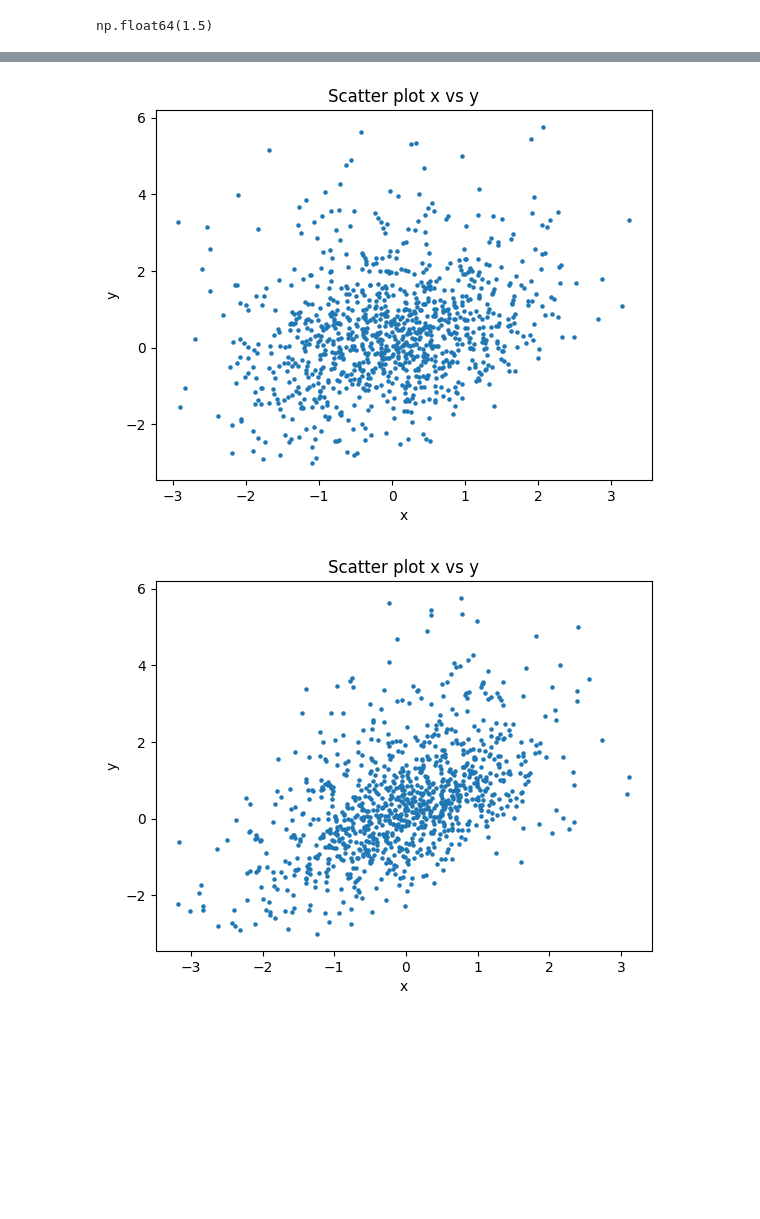
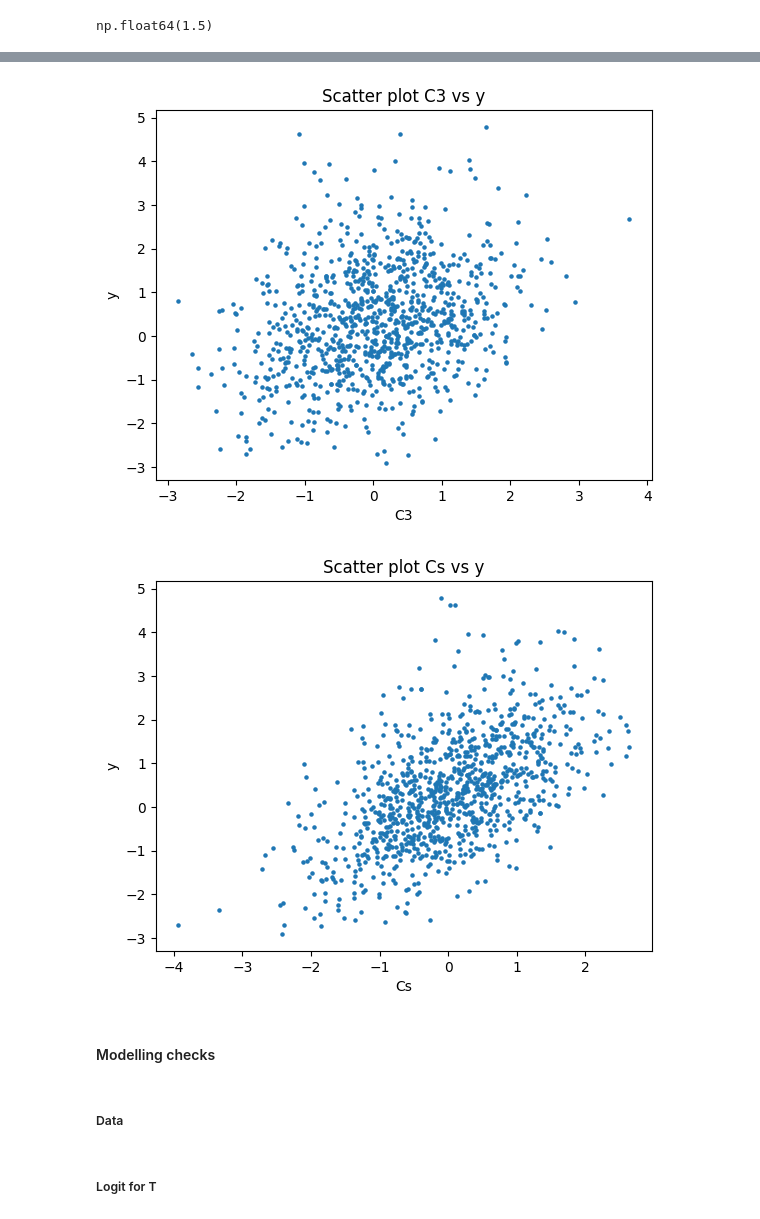
Before and after one commit to Andrew10MAIN/causal_ML_with_spilovers_of_treatment, a Jupyter notebook: 02_generating_data/simulated_data_generation.ipynb, the cells around one changed output, grey strips where cells are left out. Drawn from its saved outputs; the diff is of its cells as text; code cells hidden in the pictures; blank space fills up the shorter version.

```diff
--- a/02_generating_data/simulated_data_generation.ipynb
+++ b/02_generating_data/simulated_data_generation.ipynb
@@ -321,8 +101,8 @@ gdf_output[gdf_output['spill']!=0]
 # %%
 for i in ['C1','C2','C3','Cs']:
     gdf_output.plot.scatter(x=i, y="Y", s=5)
-    plt.xlabel("x")
+    plt.xlabel(i)
     plt.ylabel("y")
-    plt.title("Scatter plot x vs y")
+    plt.title(f"Scatter plot {i} vs y")
     plt.show()
 # %% [output]
@@ -331,5 +111,9 @@ for i in ['C1','C2','C3','Cs']:
-[figure, old version]
+[figure, new version]
-[figure, old version]
+[figure, new version]
+# %% [markdown]
+#### Modelling checks
+# %% [markdown]
+##### Data
 # %%
 X1 = gdf_output[["C1","C2",
          #"C3","Cs",
@@ -349 +135,3 @@ Y = gdf_output['Y'].values
+# %% [markdown]
+##### Logit for T
 # %%
```
Also changed, not shown: parts of 37 cells of this notebook, 6 other files.
